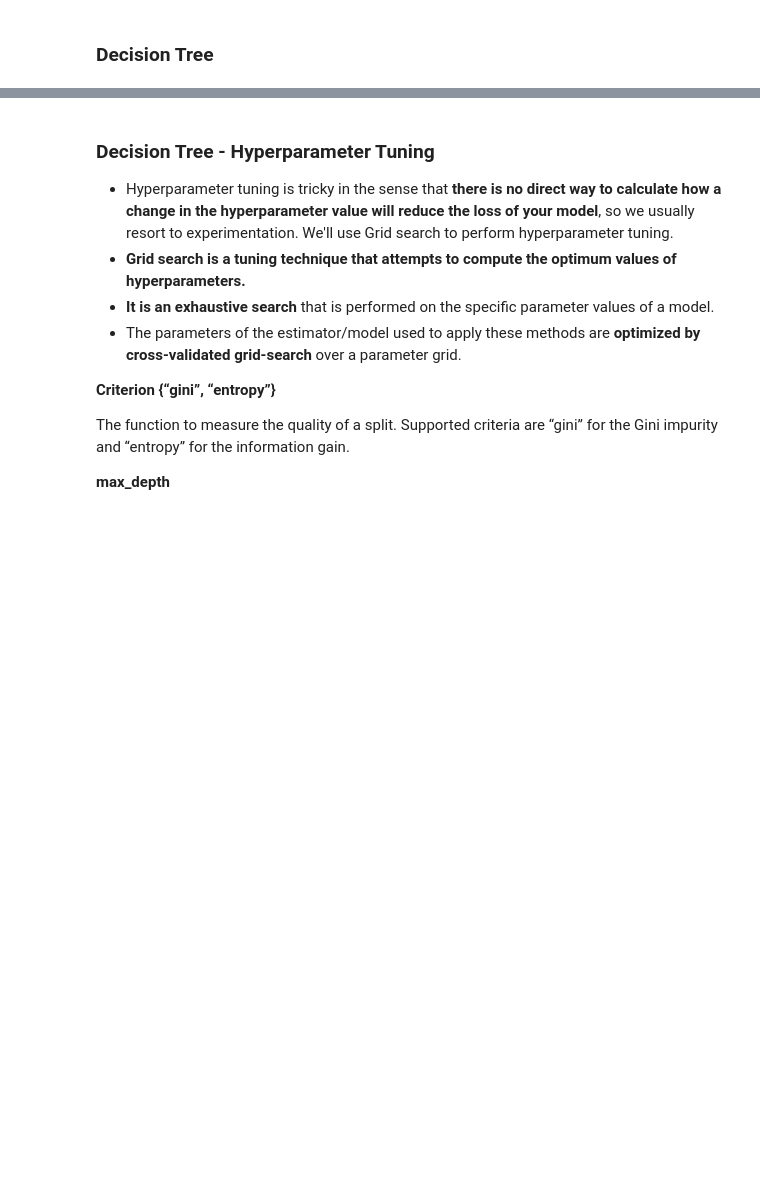
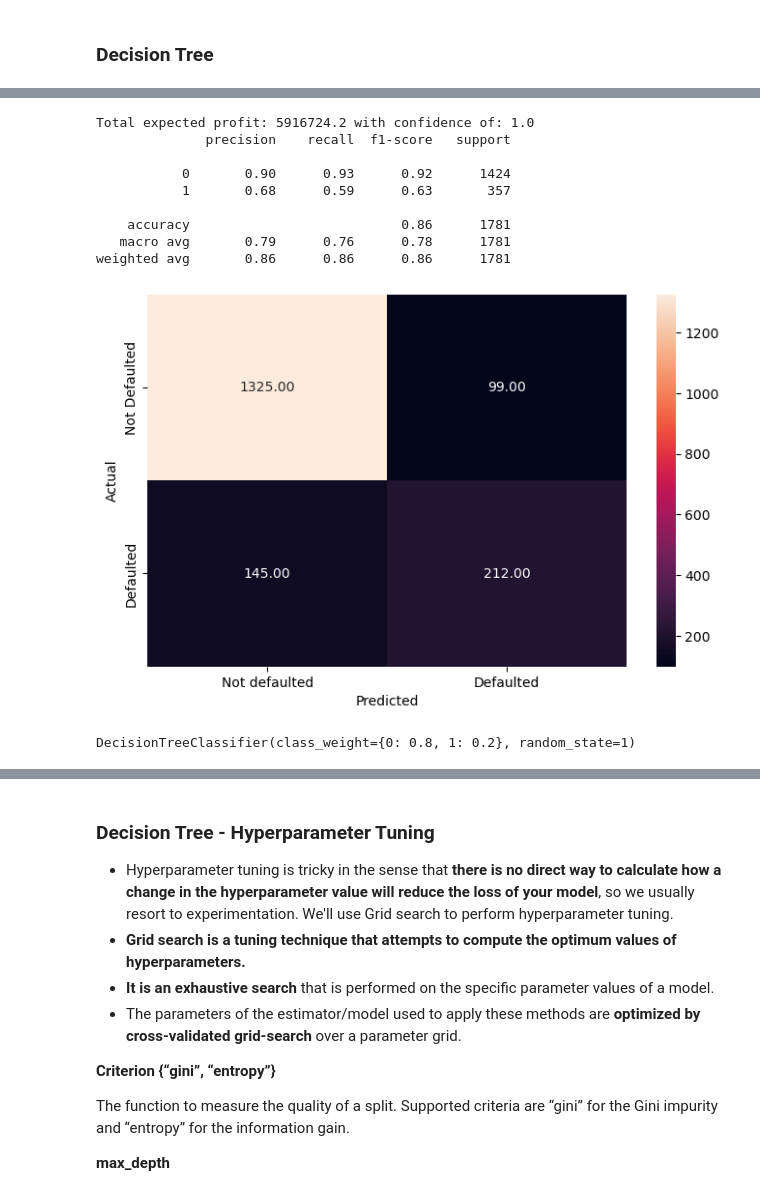
Before and after one commit to vmagar1729/analytiqbit, a Jupyter notebook: notebooks/Capstone_Project_Reference_Notebook_Loan_Default_Prediction_Full_Code.ipynb, the cells around one changed output, grey strips where cells are left out. Saved outputs shown, nothing was run; the diff lists cells and outputs as text; code cells hidden in the pictures; blank space fills up the shorter version.

```diff
--- a/notebooks/Capstone_Project_Reference_Notebook_Loan_Default_Prediction_Full_Code.ipynb
+++ b/notebooks/Capstone_Project_Reference_Notebook_Loan_Default_Prediction_Full_Code.ipynb
@@ -1658,0 +1758,31 @@ Total Profit: 8016360.848775176
+# %%
+# Checking the performance on the test data
+pred_train_dt = dt.predict_proba(X_scaled)
+default_model['prob_default'] = pred_train_dt[:, 1]  # Column for P(default)
+# Calculate profit and loss for the tailored dataset
+
+profit, confidence = calculate_expected_with_confidence(default_model, 'loan_amount_approved')
+print("Total expected profit:", profit, 'with confidence of:', confidence)
+
+# Checking performance on the training dataset
+y_test_pred_dt = dt.predict(x_test)
+
+metrics_score(y_test, y_test_pred_dt)
+# %% [output]
+Total expected profit: 5916724.2 with confidence of: 1.0
+              precision    recall  f1-score   support
+
+           0       0.90      0.93      0.92      1424
+           1       0.68      0.59      0.63       357
+
+    accuracy                           0.86      1781
+   macro avg       0.79      0.76      0.78      1781
+weighted avg       0.86      0.86      0.86      1781
+[figure, added]
+# %%
+# Decision tree with weights
+dt_weighted = DecisionTreeClassifier(class_weight = {0: 0.8, 1: 0.2}, random_state = 1)
+# Fitting decision tree model
+dt_weighted.fit(x_train, y_train)
+# %% [output]
+DecisionTreeClassifier(class_weight={0: 0.8, 1: 0.2}, random_state=1)
```
Also changed, not shown: parts of 20 cells of this notebook, 1 other file.
